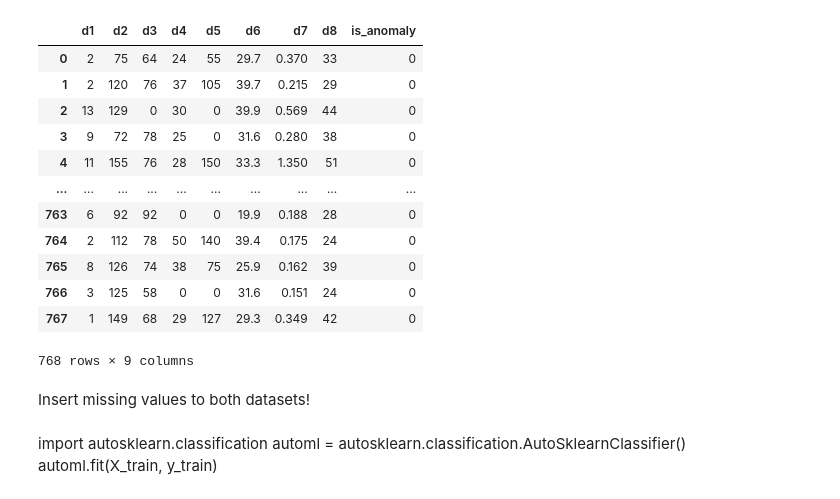
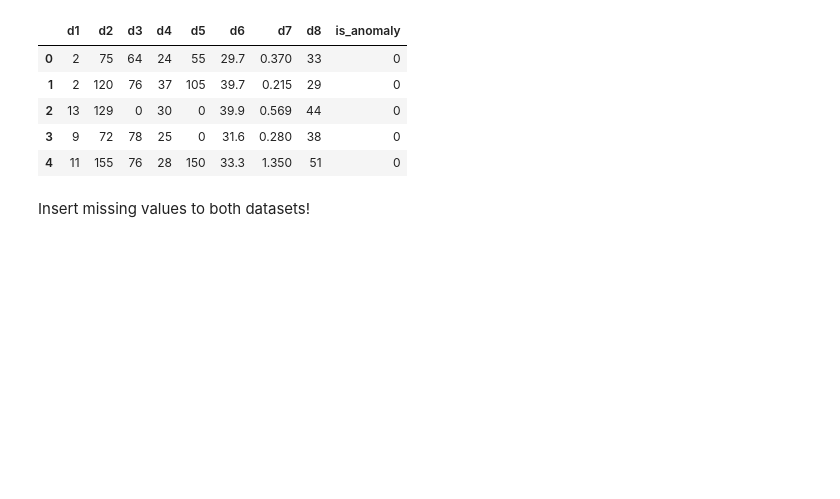
Before and after one commit to CreaperLost/Imputation-for-Thales, a Jupyter notebook: imputation.ipynb, the cells around one changed output. Saved outputs shown, nothing was run; the diff lists cells and outputs as text; code cells hidden in the pictures; blank space fills up the shorter version.

```diff
--- a/imputation.ipynb
+++ b/imputation.ipynb
@@ -1,8 +1,10 @@
 # %%
 import pandas as pd
 import numpy as np
+from run_autosklearn import AutoML
+
 
 breast_data = pd.read_csv('datasets/breast-w.csv')
 
-cardio_data = pd.read_csv('datasets/Diabetes.csv')
+Diabetes_data = pd.read_csv('datasets/Diabetes.csv')
 # %%
@@ -26,21 +20,13 @@ breast_data
 # %%
-cardio_data.head(5)
-cardio_data.drop(columns=['subspaces'],inplace=True)
-cardio_data
+Diabetes_data.drop(columns=['subspaces'],inplace=True)
+Diabetes_data.head(5)
 # %% [output]
 |  | d1 | d2 | d3 | d4 | d5 | d6 | d7 | d8 | is_anomaly |
 | 0 | 2 | 75 | 64 | 24 | 55 | 29.7 | 0.370 | 33 | 0 |
 | 1 | 2 | 120 | 76 | 37 | 105 | 39.7 | 0.215 | 29 | 0 |
 | 2 | 13 | 129 | 0 | 30 | 0 | 39.9 | 0.569 | 44 | 0 |
 | 3 | 9 | 72 | 78 | 25 | 0 | 31.6 | 0.280 | 38 | 0 |
 | 4 | 11 | 155 | 76 | 28 | 150 | 33.3 | 1.350 | 51 | 0 |
-| ... | ... | ... | ... | ... | ... | ... | ... | ... | ... |
-| 763 | 6 | 92 | 92 | 0 | 0 | 19.9 | 0.188 | 28 | 0 |
-| 764 | 2 | 112 | 78 | 50 | 140 | 39.4 | 0.175 | 24 | 0 |
-| 765 | 8 | 126 | 74 | 38 | 75 | 25.9 | 0.162 | 39 | 0 |
-| 766 | 3 | 125 | 58 | 0 | 0 | 31.6 | 0.151 | 24 | 0 |
-| 767 | 1 | 149 | 68 | 29 | 127 | 29.3 | 0.349 | 42 | 0 |
-768 rows × 9 columns
 # %% [markdown]
 Insert missing values to both datasets!
 # %%
@@ -80,4 +42,0 @@ accuracy_scorer = autosklearn.metrics.make_scorer(
-# %% [markdown]
-import autosklearn.classification
-automl = autosklearn.classification.AutoSklearnClassifier()
-automl.fit(X_train, y_train)
```
Also changed, not shown: parts of 12 cells of this notebook, 12 other files.
